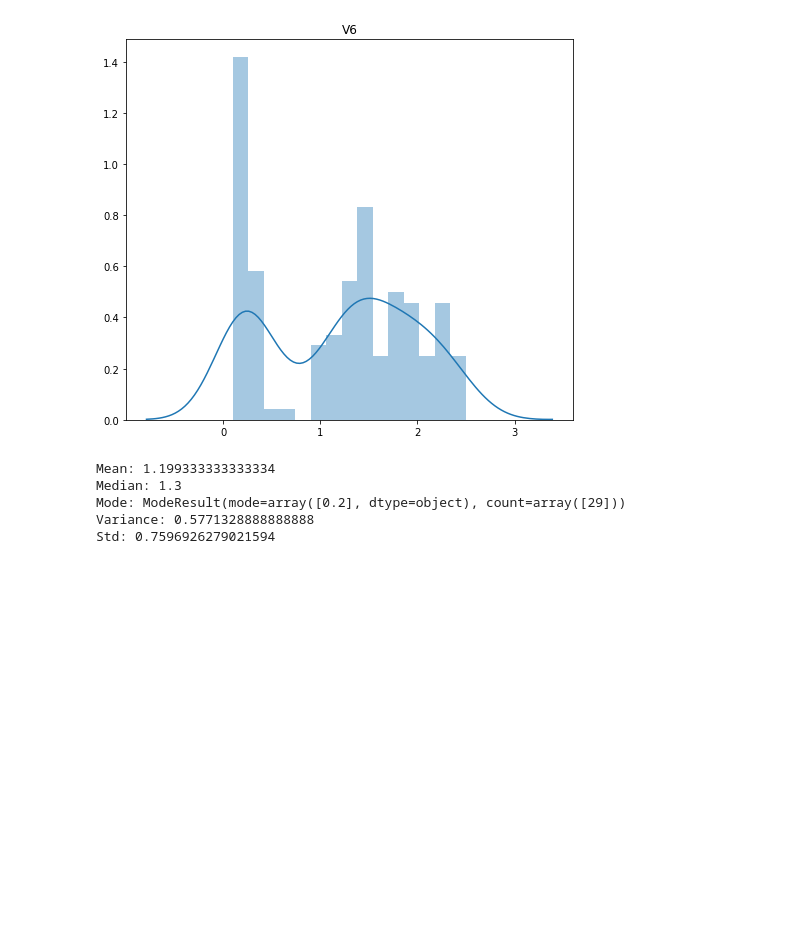
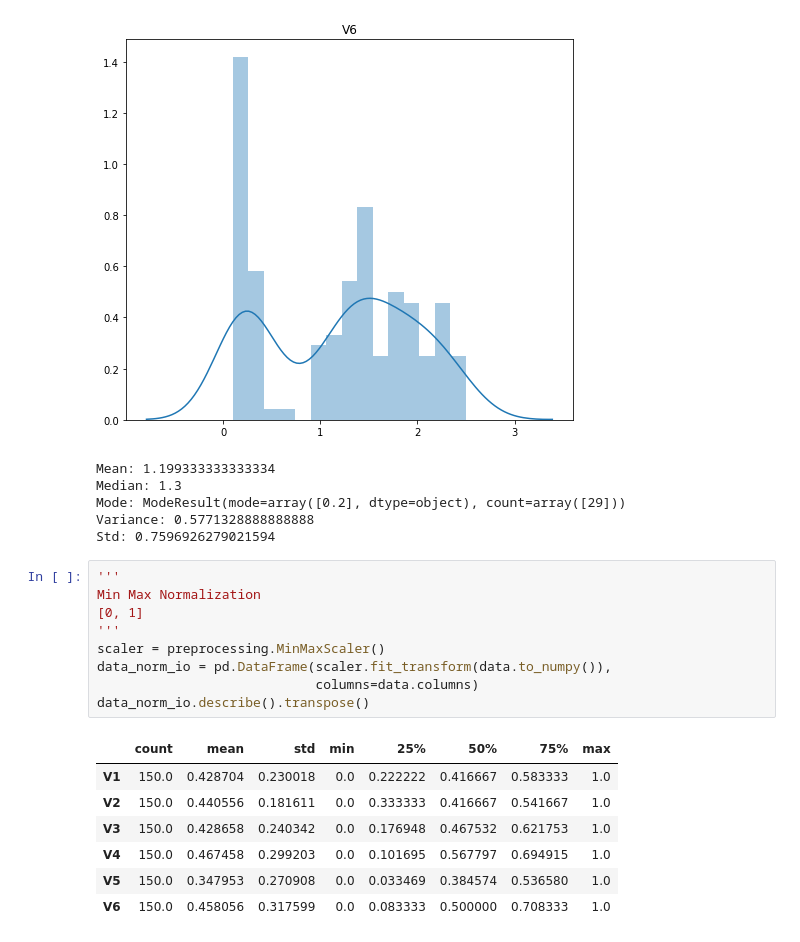
Before and after one commit to carvalheirafc/dim0097, a Jupyter notebook: lista1/questão_c.ipynb, the cells around one changed output. Drawn from its saved outputs; the diff is of its cells as text; blank space fills up the shorter version.

```diff
--- a/lista1/questão_c.ipynb
+++ b/lista1/questão_c.ipynb
@@ -105,3 +106,20 @@ Median: 1.3
 Mode: ModeResult(mode=array([0.2], dtype=object), count=array([29]))
 Variance: 0.5771328888888888
 Std: 0.7596926279021594
+# %%
+'''
+Min Max Normalization
+[0, 1]
+'''
+scaler = preprocessing.MinMaxScaler()
+data_norm_io = pd.DataFrame(scaler.fit_transform(data.to_numpy()),
+                            columns=data.columns)
+data_norm_io.describe().transpose()
+# %% [output]
+|  | count | mean | std | min | 25% | 50% | 75% | max |
+| V1 | 150.0 | 0.428704 | 0.230018 | 0.0 | 0.222222 | 0.416667 | 0.583333 | 1.0 |
+| V2 | 150.0 | 0.440556 | 0.181611 | 0.0 | 0.333333 | 0.416667 | 0.541667 | 1.0 |
+| V3 | 150.0 | 0.428658 | 0.240342 | 0.0 | 0.176948 | 0.467532 | 0.621753 | 1.0 |
+| V4 | 150.0 | 0.467458 | 0.299203 | 0.0 | 0.101695 | 0.567797 | 0.694915 | 1.0 |
+| V5 | 150.0 | 0.347953 | 0.270908 | 0.0 | 0.033469 | 0.384574 | 0.536580 | 1.0 |
+| V6 | 150.0 | 0.458056 | 0.317599 | 0.0 | 0.083333 | 0.500000 | 0.708333 | 1.0 |
```
Also changed, not shown: parts of 5 cells of this notebook.
